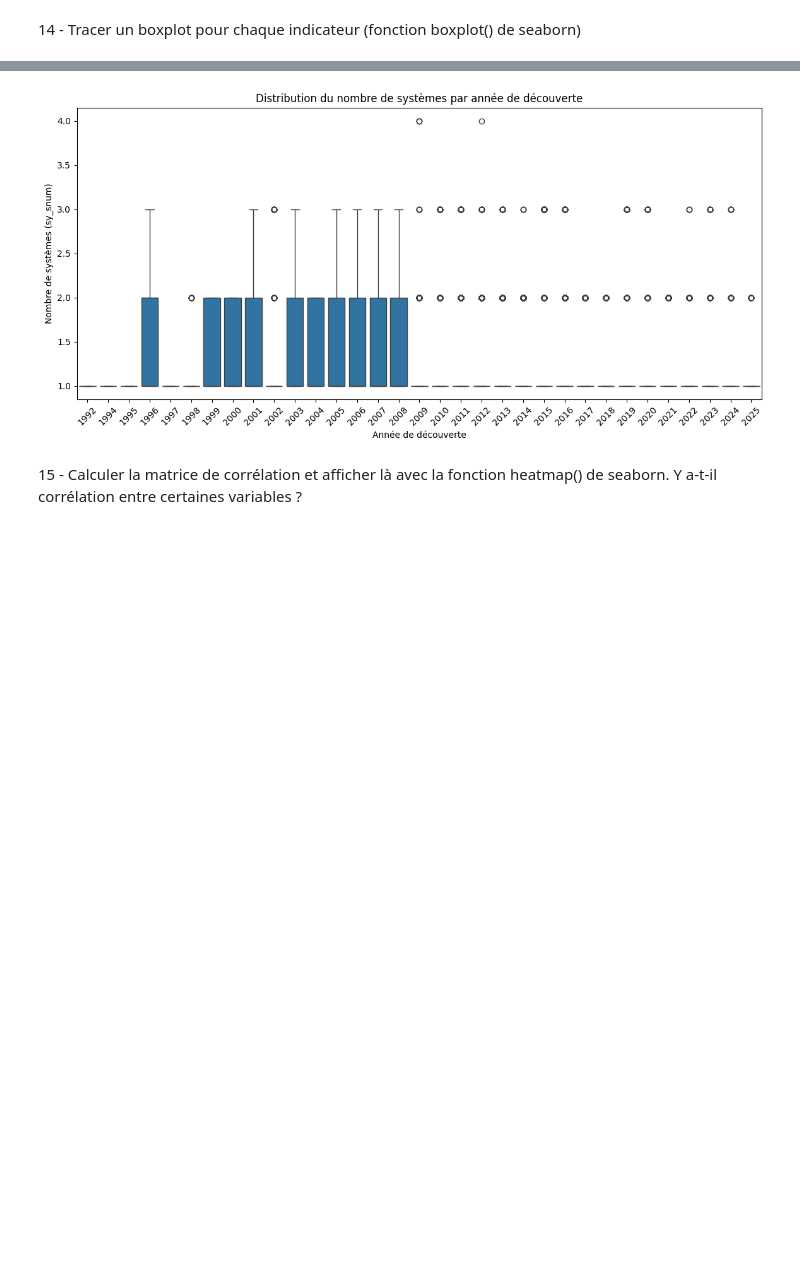
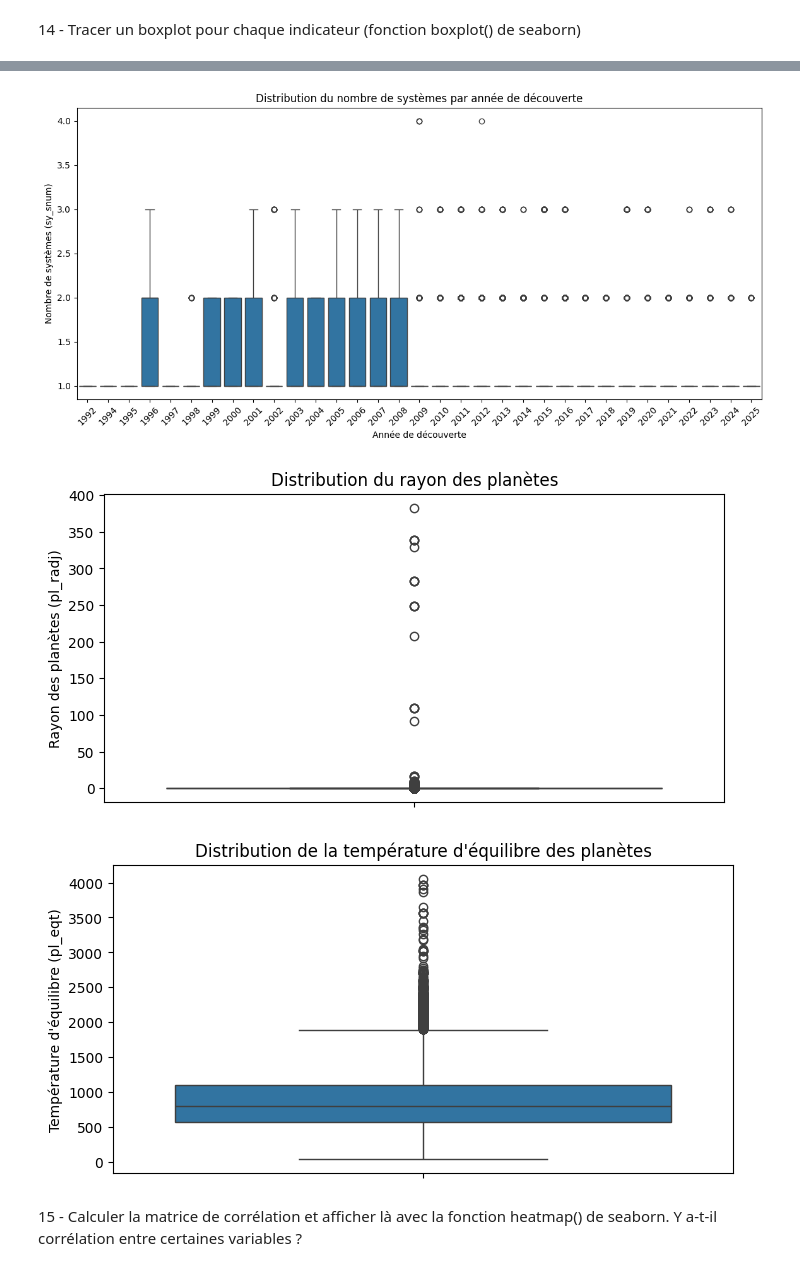
Before and after one commit to Wyll-exe/Classification-Exoplan-tes, a Jupyter notebook: exo.ipynb, the cells around one changed output, grey strips where cells are left out. Drawn from its saved outputs; the diff is of its cells as text; code cells hidden in the pictures; blank space fills up the shorter version.

Commit message:
🤡 boxplot ??

```diff
--- a/exo.ipynb
+++ b/exo.ipynb
@@ -220,22 +220,37 @@ Distribution de chaque indicateur tracée.
 # %%
 plt.figure(figsize=(14, 6))
 sns.boxplot(data=df, x="disc_year", y="pl_bmassj")
 plt.title("Distribution de la masse des planètes par année de découverte")
 plt.xlabel("Année de découverte")
 plt.ylabel("Masse des planètes (pl_bmassj)")
 plt.xticks(rotation=45)
 plt.show()
 
 plt.figure(figsize=(14, 6))
 sns.boxplot(data=df, x="disc_year", y="sy_snum")
 plt.title("Distribution du nombre de systèmes par année de découverte")
 plt.xlabel("Année de découverte")
 plt.ylabel("Nombre de systèmes (sy_snum)")
 plt.xticks(rotation=45)
 plt.show()
+
+plt.figure(figsize=(8, 4))
+sns.boxplot(y=df["pl_radj"])
+plt.title("Distribution du rayon des planètes")
+plt.ylabel("Rayon des planètes (pl_radj)")
+plt.show()
+
+
+plt.figure(figsize=(8, 4))
+sns.boxplot(y=df["pl_eqt"])
+plt.title("Distribution de la température d'équilibre des planètes")
+plt.ylabel("Température d'équilibre (pl_eqt)")
+plt.show()
 # %% [output]
 [figure]
 [figure]
+[figure, added]
+[figure, added]
 # %% [markdown]
 15 - Calculer la matrice de corrélation et afficher là avec la fonction heatmap() de seaborn. Y a-t-il corrélation entre certaines variables ?
 # %%
```
